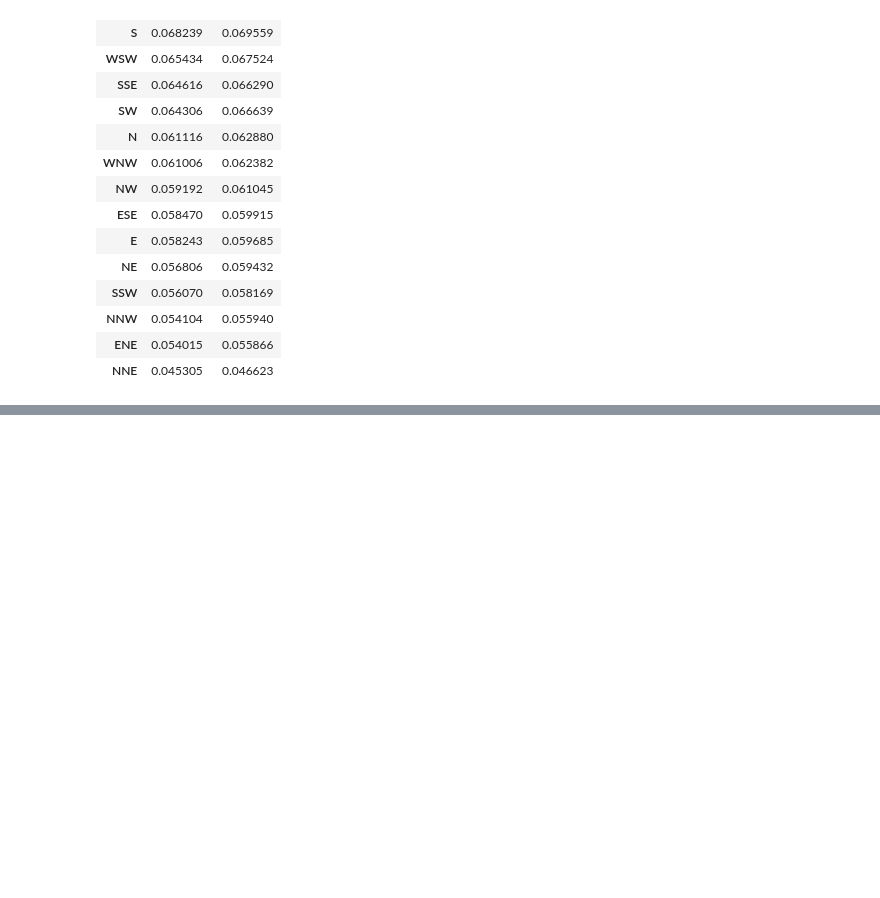
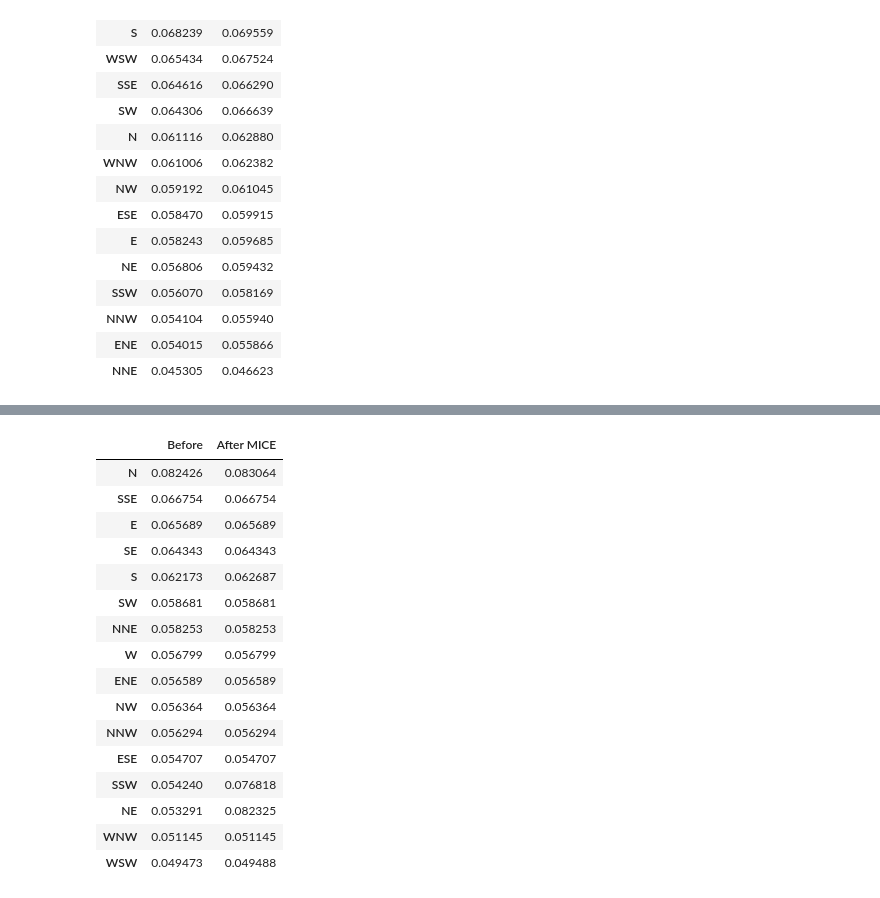
Before and after one commit to yuvraaj2002/Old_projects, a Jupyter notebook: Rain_prediction/Main_code.ipynb, the cells around one changed output, grey strips where cells are left out. Cells and saved outputs as stored; diff of their text form; code cells hidden in the pictures; blank space fills up the shorter version.

```diff
--- a/Rain_prediction/Main_code.ipynb
+++ b/Rain_prediction/Main_code.ipynb
@@ -292,0 +339,22 @@ dtype: float64
+# %%
+comopare_wind_dir = pd.concat([df['WindDir9am'].value_counts()/len(df),temp3['WindDir9am'].value_counts()/len(temp3)],axis=1)
+comopare_wind_dir.columns = ['Before','After MICE']
+comopare_wind_dir
+# %% [output]
+|  | Before | After MICE |
+| N | 0.082426 | 0.083064 |
+| SSE | 0.066754 | 0.066754 |
+| E | 0.065689 | 0.065689 |
+| SE | 0.064343 | 0.064343 |
+| S | 0.062173 | 0.062687 |
+| SW | 0.058681 | 0.058681 |
+| NNE | 0.058253 | 0.058253 |
+| W | 0.056799 | 0.056799 |
+| ENE | 0.056589 | 0.056589 |
+| NW | 0.056364 | 0.056364 |
+| NNW | 0.056294 | 0.056294 |
+| ESE | 0.054707 | 0.054707 |
+| SSW | 0.054240 | 0.076818 |
+| NE | 0.053291 | 0.082325 |
+| WNW | 0.051145 | 0.051145 |
+| WSW | 0.049473 | 0.049488 |
```
Also changed, not shown: parts of 29 cells of this notebook.
